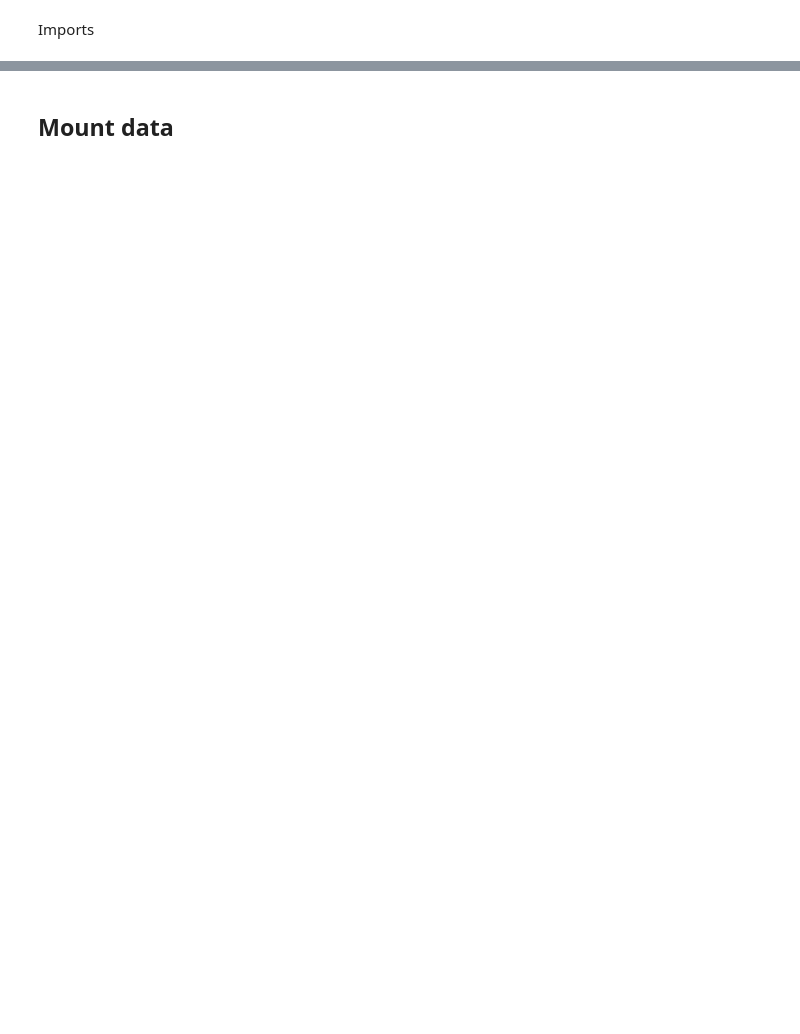
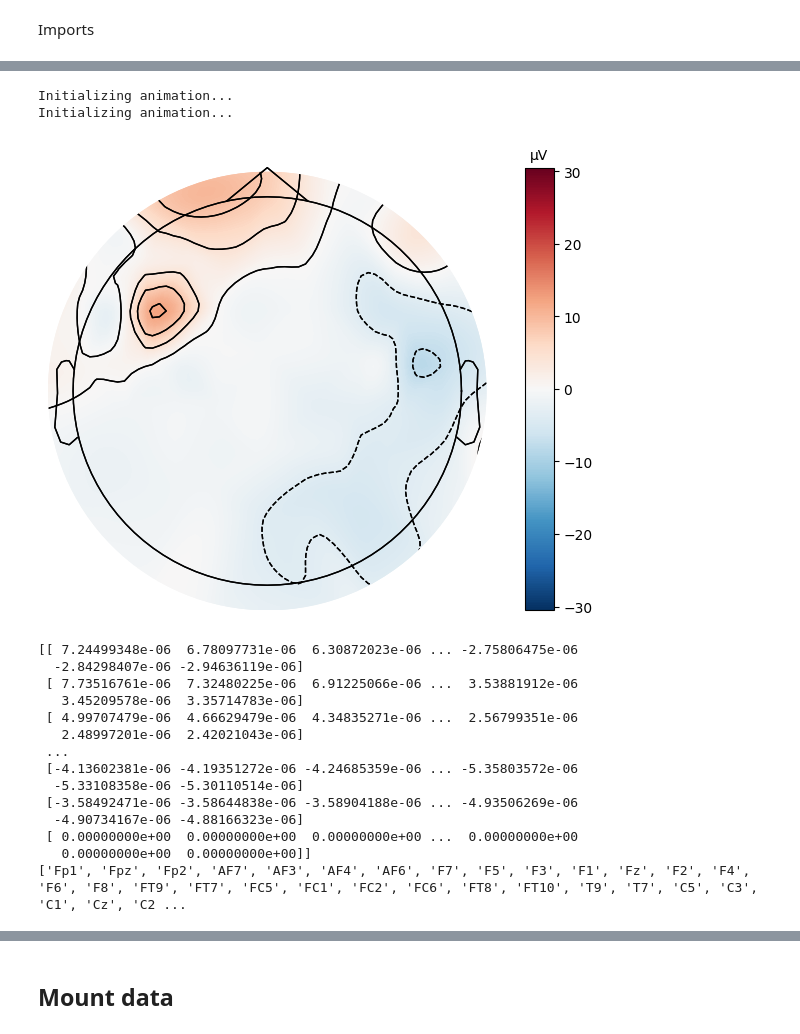
Before and after one commit to zles/eggML-project, a Jupyter notebook: Classes_03_simple_regression_on_perfectionism.ipynb, the cells around one changed output, grey strips where cells are left out. Cells and saved outputs as stored; diff of their text form; code cells hidden in the pictures; blank space fills up the shorter version.

```diff
--- a/Classes_03_simple_regression_on_perfectionism.ipynb
+++ b/Classes_03_simple_regression_on_perfectionism.ipynb
@@ -40,0 +120,22 @@ warnings.filterwarnings("ignore")
+# %%
+evoked.animate_topomap(ch_type = 'eeg')
+print(evoked.data)
+print(evoked.ch_names)
+# %% [output]
+Initializing animation...
+Initializing animation...
+[figure, added]
+[[ 7.24499348e-06  6.78097731e-06  6.30872023e-06 ... -2.75806475e-06
+  -2.84298407e-06 -2.94636119e-06]
+ [ 7.73516761e-06  7.32480225e-06  6.91225066e-06 ...  3.53881912e-06
+   3.45209578e-06  3.35714783e-06]
+ [ 4.99707479e-06  4.66629479e-06  4.34835271e-06 ...  2.56799351e-06
+   2.48997201e-06  2.42021043e-06]
+ ...
+ [-4.13602381e-06 -4.19351272e-06 -4.24685359e-06 ... -5.35803572e-06
+  -5.33108358e-06 -5.30110514e-06]
+ [-3.58492471e-06 -3.58644838e-06 -3.58904188e-06 ... -4.93506269e-06
+  -4.90734167e-06 -4.88166323e-06]
+ [ 0.00000000e+00  0.00000000e+00  0.00000000e+00 ...  0.00000000e+00
+   0.00000000e+00  0.00000000e+00]]
+['Fp1', 'Fpz', 'Fp2', 'AF7', 'AF3', 'AF4', 'AF6', 'F7', 'F5', 'F3', 'F1', 'Fz', 'F2', 'F4', 'F6', 'F8', 'FT9', 'FT7', 'FC5', 'FC1', 'FC2', 'FC6', 'FT8', 'FT10', 'T9', 'T7', 'C5', 'C3', 'C1', 'Cz', 'C2 ...
```
Also changed, not shown: parts of 52 cells of this notebook.
